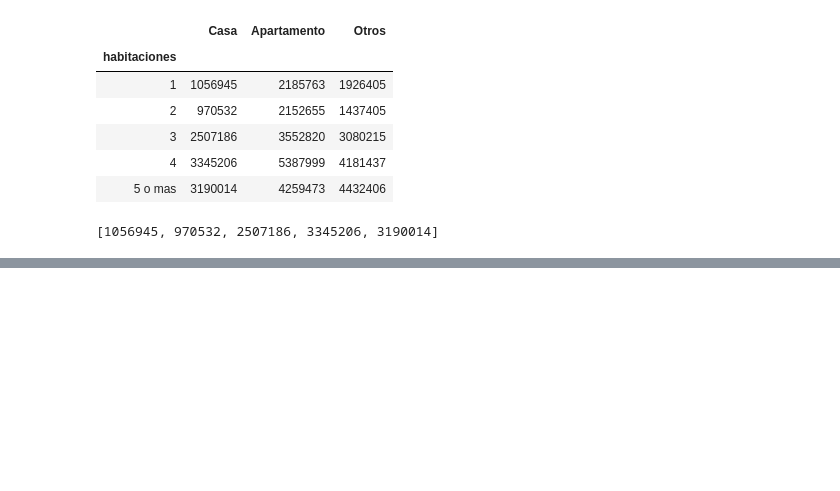
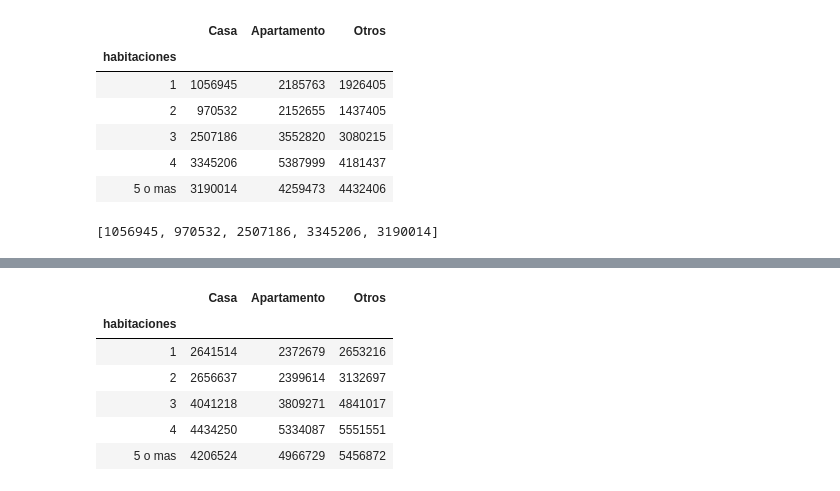
Before and after one commit to nicomatex/datos_tp1_2c2019, a Jupyter notebook: notebooks/Precio funcion de habitaciones/precio en funcion de habitaciones.ipynb, the cells around one changed output, grey strips where cells are left out. Cells and saved outputs as stored; diff of their text form; code cells hidden in the pictures; blank space fills up the shorter version.

```diff
--- a/notebooks/Precio funcion de habitaciones/precio en funcion de habitaciones.ipynb
+++ b/notebooks/Precio funcion de habitaciones/precio en funcion de habitaciones.ipynb
@@ -175,0 +181,13 @@ plt.savefig('./precio_habitaciones.png', transparent=True, bbox_inches = "tight"
+# %%
+hab_df = hab_df.unstack()
+hab_df.columns = ['Apartamento', 'Casa', 'Otros']
+hab_df = hab_df[['Casa', 'Apartamento', 'Otros']]
+hab_df
+# %% [output]
+|  | Casa | Apartamento | Otros |
+| habitaciones |  |  |  |
+| 1 | 2641514 | 2372679 | 2653216 |
+| 2 | 2656637 | 2399614 | 3132697 |
+| 3 | 4041218 | 3809271 | 4841017 |
+| 4 | 4434250 | 5334087 | 5551551 |
+| 5 o mas | 4206524 | 4966729 | 5456872 |
```
Also changed, not shown: parts of 8 cells of this notebook, 4 other files.
